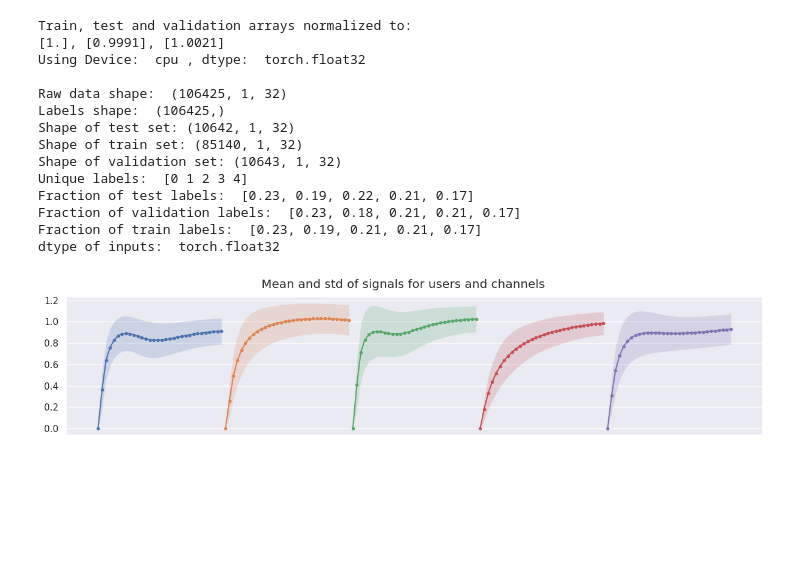
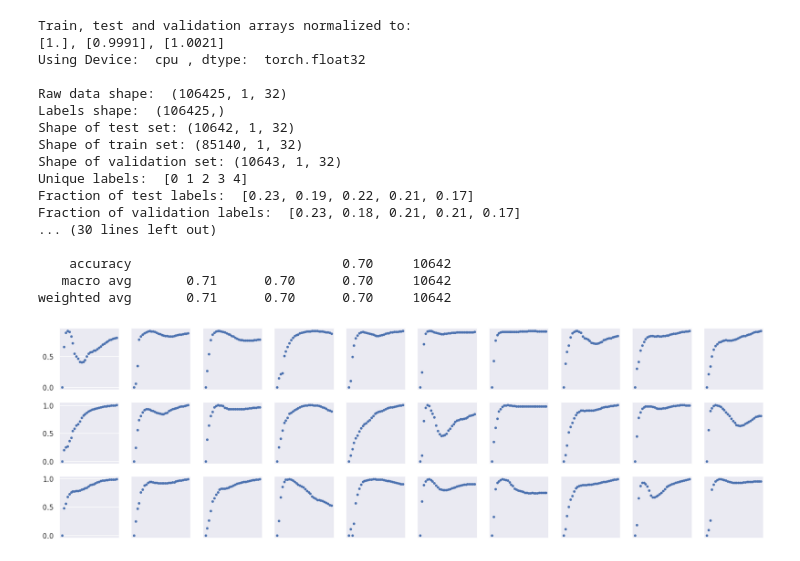
Before and after one commit to GuiMacielPereira/sensor_ML, a Jupyter notebook: notebooks/02_cnn.sync.ipynb, the cells around one changed output. Drawn from its saved outputs; the diff is of its cells as text; code cells hidden in the pictures; blank space fills up the shorter version.

```diff
--- a/notebooks/02_cnn.sync.ipynb
+++ b/notebooks/02_cnn.sync.ipynb
@@ -4,32 +4,43 @@
 # %%
 # Standard example
 from peratouch.data import Data
 from peratouch.trainer import Trainer
 from peratouch.results import Results
 from peratouch.networks import CNN
 # from peratouch.config import datapath_five_users
 from peratouch.config import path_five_users_main, path_five_users_first
 
 D = Data(path_five_users_main, triggers=True, releases=False)
 D.split()
-# D.balance_train()
 D.normalize()
 D.tensors_to_device()
 D.print_shapes()
-D.plot_data()
+# D.plot_data()
+model = CNN(input_ch=1)
+T = Trainer(D)
+T.setup(model, max_epochs=20, batch_size=5000)
+T.train_model(model)
+# T.plot_train()
+
+R = Results(D, model)
+R.test_metrics(report=True, conf_matrix=False)
+R.find_most_uncertain_preds()
 # %% [output]
 Train, test and validation arrays normalized to:
 [1.], [0.9991], [1.0021]
 Using Device:  cpu , dtype:  torch.float32
 
 Raw data shape:  (106425, 1, 32)
 Labels shape:  (106425,)
 Shape of test set: (10642, 1, 32)
 Shape of train set: (85140, 1, 32)
 Shape of validation set: (10643, 1, 32)
 Unique labels:  [0 1 2 3 4]
 Fraction of test labels:  [0.23, 0.19, 0.22, 0.21, 0.17]
 Fraction of validation labels:  [0.23, 0.18, 0.21, 0.21, 0.17]
-Fraction of train labels:  [0.23, 0.19, 0.21, 0.21, 0.17]
-dtype of inputs:  torch.float32
+... (30 lines left out)
+
+    accuracy                           0.70     10642
+   macro avg       0.71      0.70      0.70     10642
+weighted avg       0.71      0.70      0.70     10642
-[figure, old version]
+[figure, new version]
```
Also changed, not shown: parts of 4 cells of this notebook, 13 other files.
